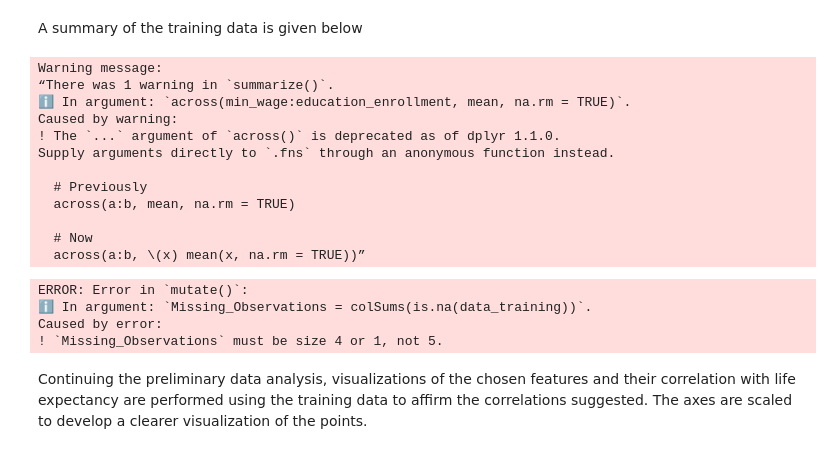
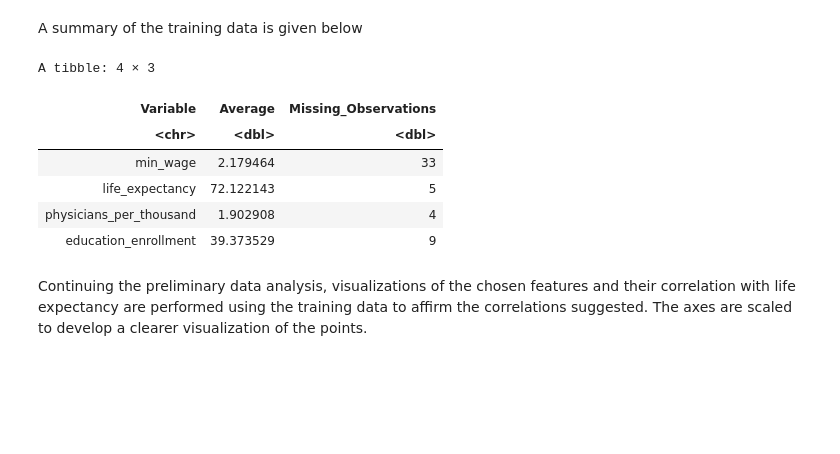
Before and after one commit to Russell-97/Life-Expectancy-Predictor, a Jupyter notebook: Group 39 - Proposal.ipynb, the cells around one changed output. Drawn from its saved outputs; the diff is of its cells as text; code cells hidden in the pictures; blank space fills up the shorter version.

Commit message:
fixed training data summary

```diff
--- a/Group 39 - Proposal.ipynb
+++ b/Group 39 - Proposal.ipynb
@@ -118,26 +118,17 @@ A summary of the training data is given below
 # %%
 data_summary <- data_training |>
 summarize(across(min_wage:education_enrollment, mean, na.rm = TRUE)) |>
 pivot_longer(cols = min_wage:education_enrollment, names_to = "Variable", values_to = "Average")|>
-mutate(Missing_Observations = colSums(is.na(data_training)))
+mutate(Missing_Observations = colSums(is.na(select(data_training, -Country))))
 data_summary
 # %% [output]
-Warning message:
-“There was 1 warning in `summarize()`.
-ℹ In argument: `across(min_wage:education_enrollment, mean, na.rm = TRUE)`.
-Caused by warning:
-! The `...` argument of `across()` is deprecated as of dplyr 1.1.0.
-Supply arguments directly to `.fns` through an anonymous function instead.
-
-  # Previously
-  across(a:b, mean, na.rm = TRUE)
-
-  # Now
-  across(a:b, \(x) mean(x, na.rm = TRUE))”
+A tibble: 4 × 3
-ERROR: Error in `mutate()`:
-ℹ In argument: `Missing_Observations = colSums(is.na(data_training))`.
-Caused by error:
-! `Missing_Observations` must be size 4 or 1, not 5.
+| Variable | Average | Missing_Observations |
+| <chr> | <dbl> | <dbl> |
+| min_wage | 2.179464 | 33 |
+| life_expectancy | 72.122143 | 5 |
+| physicians_per_thousand | 1.902908 | 4 |
+| education_enrollment | 39.373529 | 9 |
 # %% [markdown]
 Continuing the preliminary data analysis, visualizations of the chosen features and their correlation with life expectancy are performed using the training data to affirm the correlations suggested. The axes are scaled to develop a clearer visualization of the points.
 # %%
```
